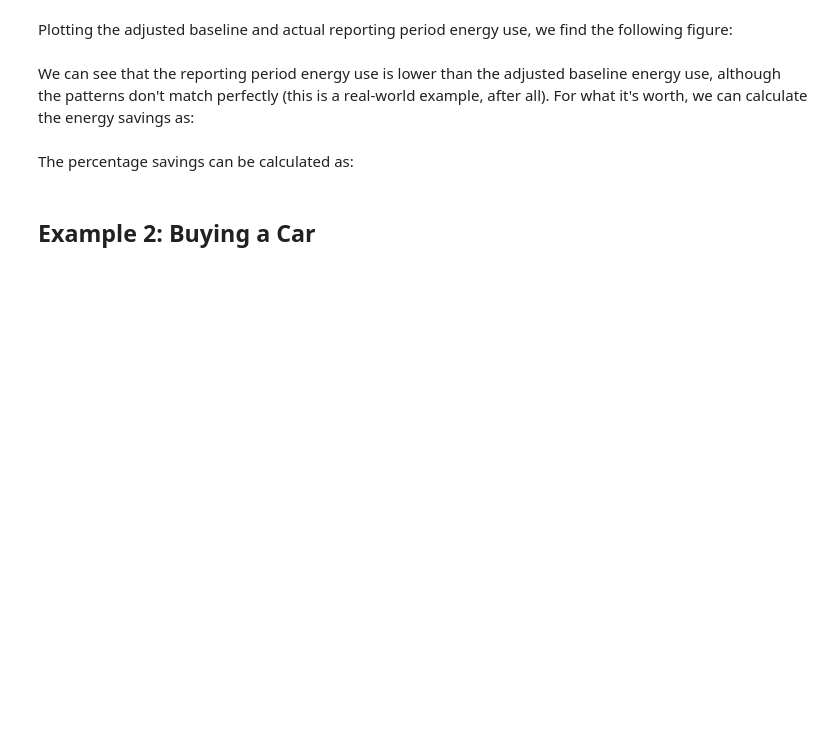
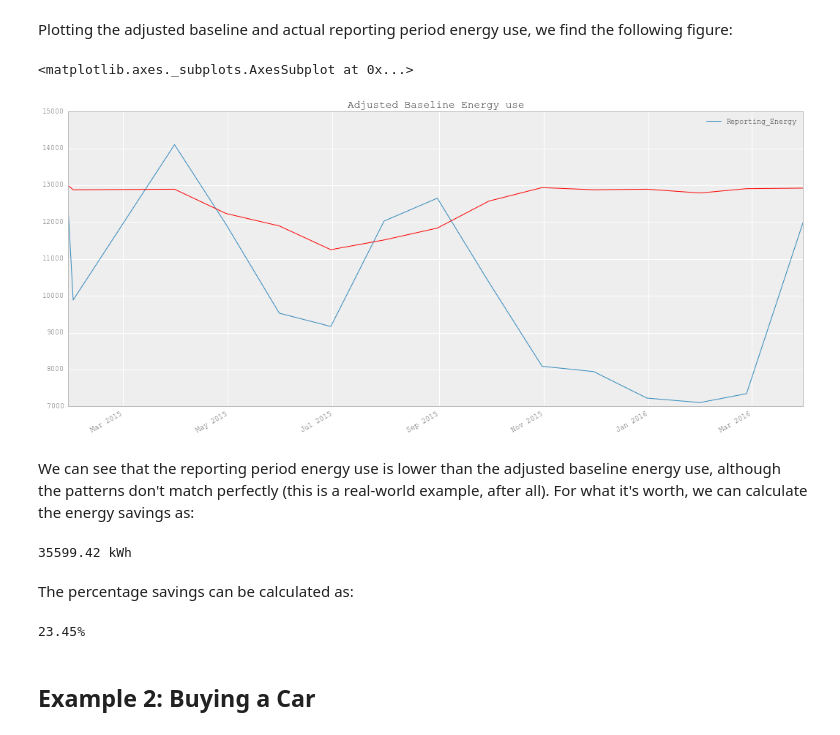
Before and after one commit to hermanc1/Load-Forecasting_SemT2_public, a Jupyter notebook: Load Forecasting_SemT2.ipynb, the cells around one changed output. Cells and saved outputs as stored; diff of their text form; code cells hidden in the pictures; blank space fills up the shorter version.

```diff
--- a/Load Forecasting_SemT2.ipynb
+++ b/Load Forecasting_SemT2.ipynb
@@ -233,5 +262,5 @@ It should be noted that these values were for models on a 15-minute time scale,
 
 Let us now move to the reporting (post-implementation) period. First we import the data:
 # %%
-monthly_reporting=pd.read_csv('monthly_reporting.csv',sep='\;',index_col=0,parse_dates=True)
+monthly_reporting=pd.read_csv('monthly_reporting.csv',sep='\;',index_col=0,parse_dates=True,engine='python')
 monthly_reporting
@@ -243,20 +306,27 @@ monthly_reporting
 # %% [markdown]
 Plotting the adjusted baseline and actual reporting period energy use, we find the following figure:
 # %%
-monthly_reporting.Reporting_Energy.plot('Reporting period energy use',legend=True,
+monthly_reporting.Reporting_Energy.plot(legend=True,
                                         title='Comparison of reporting period energy use to forecast energy use')
-monthly_reporting.adj_baseline.plot('Adjusted Baseline Energy use', color='r')
+monthly_reporting.adj_baseline.plot(title='Adjusted Baseline Energy use', color='r')
+# %% [output]
+<matplotlib.axes._subplots.AxesSubplot at 0x...>
+[figure, added]
 # %% [markdown]
 We can see that the reporting period energy use is lower than the adjusted baseline energy use, although the patterns don't match perfectly (this is a real-world example, after all). For what it's worth, we can calculate the energy savings as:
 # %%
 total_savings = monthly_reporting.adj_baseline.sum(axis=0)-monthly_reporting.Reporting_Energy.sum(axis=0)
 #print(str(total_savings) + ' kWh')
 print("{:.2f}".format(total_savings)+ " kWh")
+# %% [output]
+35599.42 kWh
 # %% [markdown]
 The percentage savings can be calculated as:
 # %%
 percentage_savings=total_savings/monthly_reporting.Reporting_Energy.sum(axis=0)*100
 print("{:.2f}".format(percentage_savings) + '%')
+# %% [output]
+23.45%
 # %% [markdown]
 ## Example 2: Buying a Car
 # %% [markdown]
```
Also changed, not shown: parts of 48 cells of this notebook.
